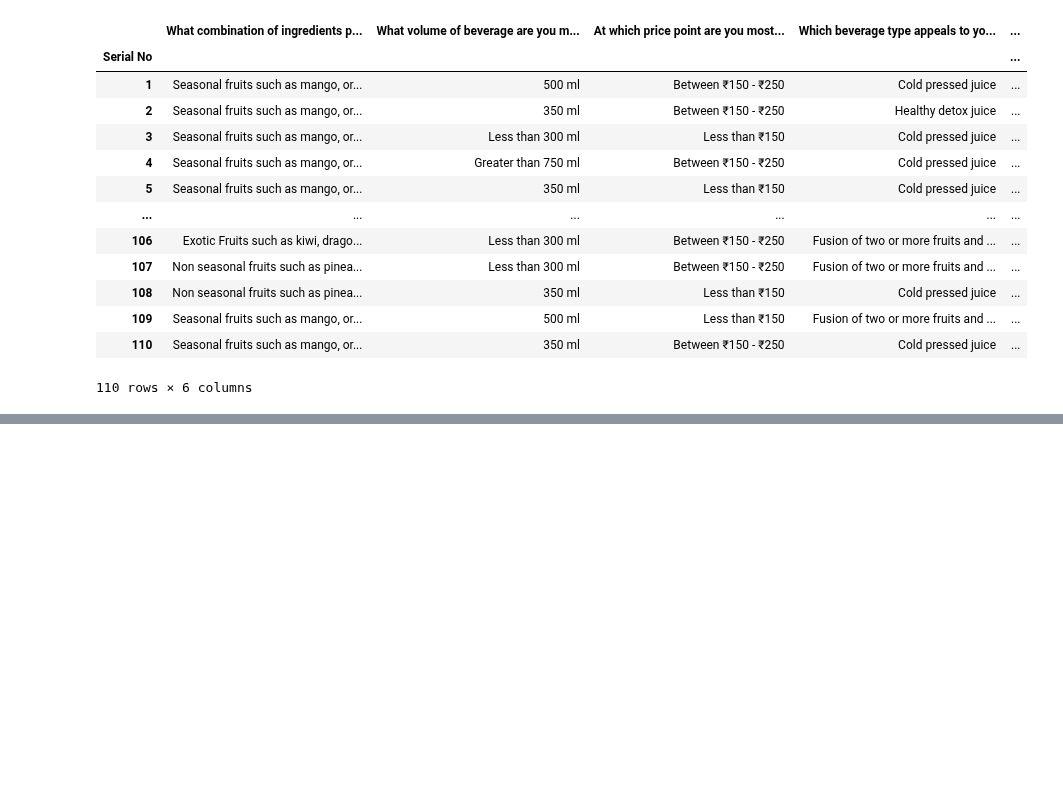
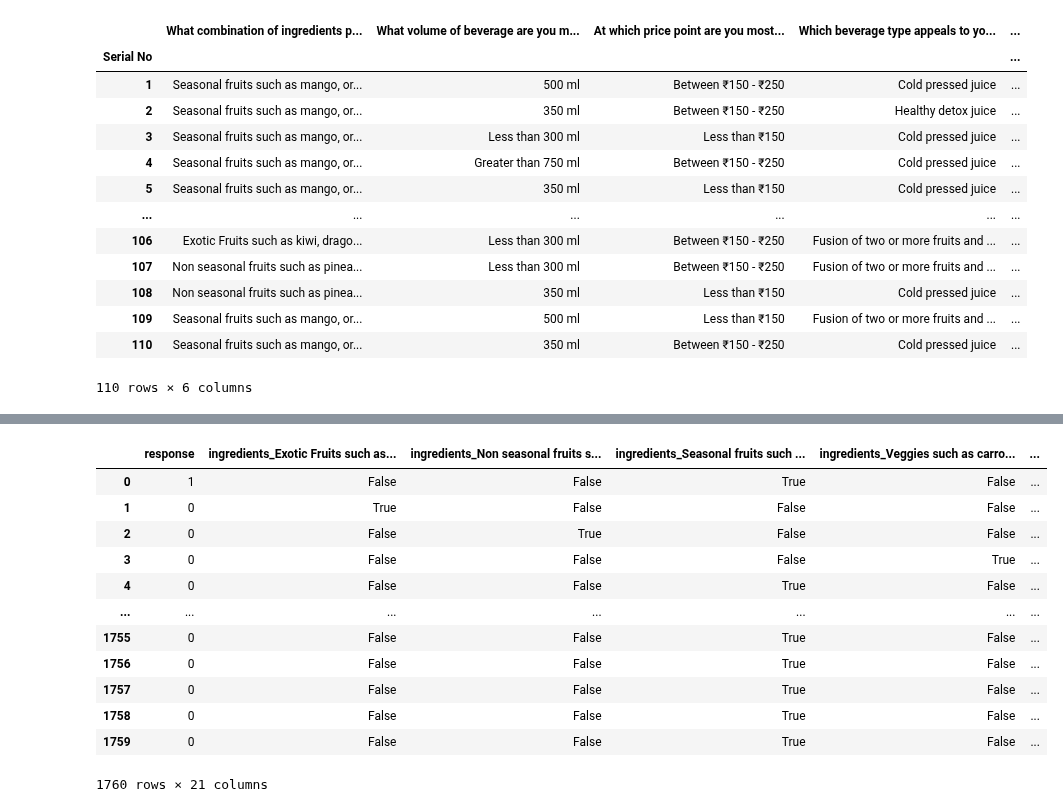
Before and after one commit to tamojit-maiti/conjoint-analysis, a Jupyter notebook: notebooks/01-cleaning.ipynb, the cells around one changed output, grey strips where cells are left out. Cells and saved outputs as stored; diff of their text form; code cells hidden in the pictures; blank space fills up the shorter version.

```diff
--- a/notebooks/01-cleaning.ipynb
+++ b/notebooks/01-cleaning.ipynb
@@ -104,0 +85,18 @@ a
+# %%
+# Final Conjoint Dataset
+conjoint_df = pd.get_dummies(expand_survey_df, prefix = expand_survey_df.columns[:-1])
+conjoint_df
+# %% [output]
+|  | response | ingredients_Exotic Fruits such as... | ingredients_Non seasonal fruits s... | ingredients_Seasonal fruits such ... | ingredients_Veggies such as carro... | ... |
+| 0 | 1 | False | False | True | False | ... |
+| 1 | 0 | True | False | False | False | ... |
+| 2 | 0 | False | True | False | False | ... |
+| 3 | 0 | False | False | False | True | ... |
+| 4 | 0 | False | False | True | False | ... |
+| ... | ... | ... | ... | ... | ... | ... |
+| 1755 | 0 | False | False | True | False | ... |
+| 1756 | 0 | False | False | True | False | ... |
+| 1757 | 0 | False | False | True | False | ... |
+| 1758 | 0 | False | False | True | False | ... |
+| 1759 | 0 | False | False | True | False | ... |
+1760 rows × 21 columns
```
Also changed, not shown: parts of 6 cells of this notebook, 2 other files.
